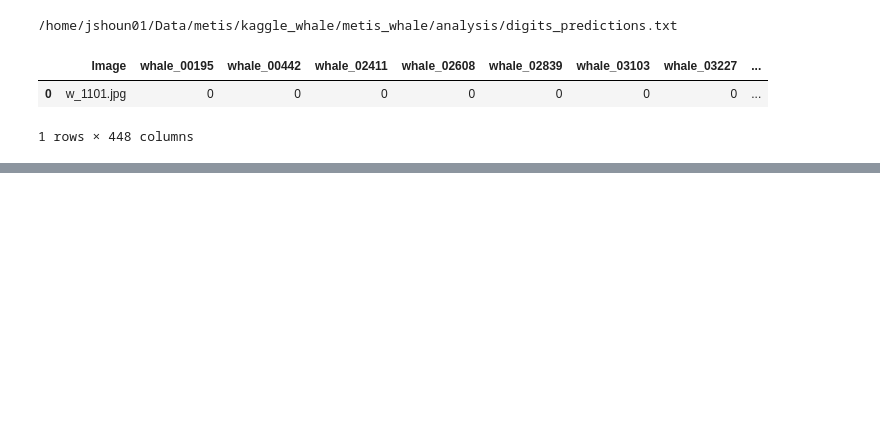
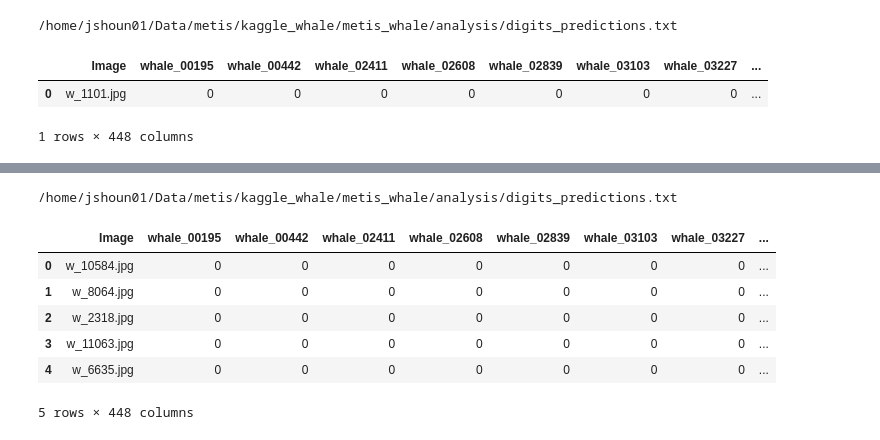
Before and after one commit to WangDequan/kaggle-whale, a Jupyter notebook: analysis/digits.ipynb, the cells around one changed output, grey strips where cells are left out. Cells and saved outputs as stored; diff of their text form; code cells hidden in the pictures; blank space fills up the shorter version.

```diff
--- a/analysis/digits.ipynb
+++ b/analysis/digits.ipynb
@@ -94,0 +178,4 @@ train_df.describe()
+# %%
+test_df = pd.read_csv('../../data/test.csv')
+test_df['full_path']=base_path+"/"+test_df['Image']
+test_df.head()
@@ -94,0 +189,2 @@ train_df.describe()
+# %%
+results=dsc.classify_images(test_df['full_path'])
@@ -94,0 +209,12 @@ train_df.describe()
+# %%
+results_df=helper.convert_digits_prediction_to_file(results,labels_dict)
+results_df.head()
+# %% [output]
+/home/jshoun01/Data/metis/kaggle_whale/metis_whale/analysis/digits_predictions.txt
+|  | Image | whale_00195 | whale_00442 | whale_02411 | whale_02608 | whale_02839 | whale_03103 | whale_03227 | ... |
+| 0 | w_10584.jpg | 0 | 0 | 0 | 0 | 0 | 0 | 0 | ... |
+| 1 | w_8064.jpg | 0 | 0 | 0 | 0 | 0 | 0 | 0 | ... |
+| 2 | w_2318.jpg | 0 | 0 | 0 | 0 | 0 | 0 | 0 | ... |
+| 3 | w_11063.jpg | 0 | 0 | 0 | 0 | 0 | 0 | 0 | ... |
+| 4 | w_6635.jpg | 0 | 0 | 0 | 0 | 0 | 0 | 0 | ... |
+5 rows × 448 columns
```
Also changed, not shown: parts of 33 cells of this notebook, 3 other files.
